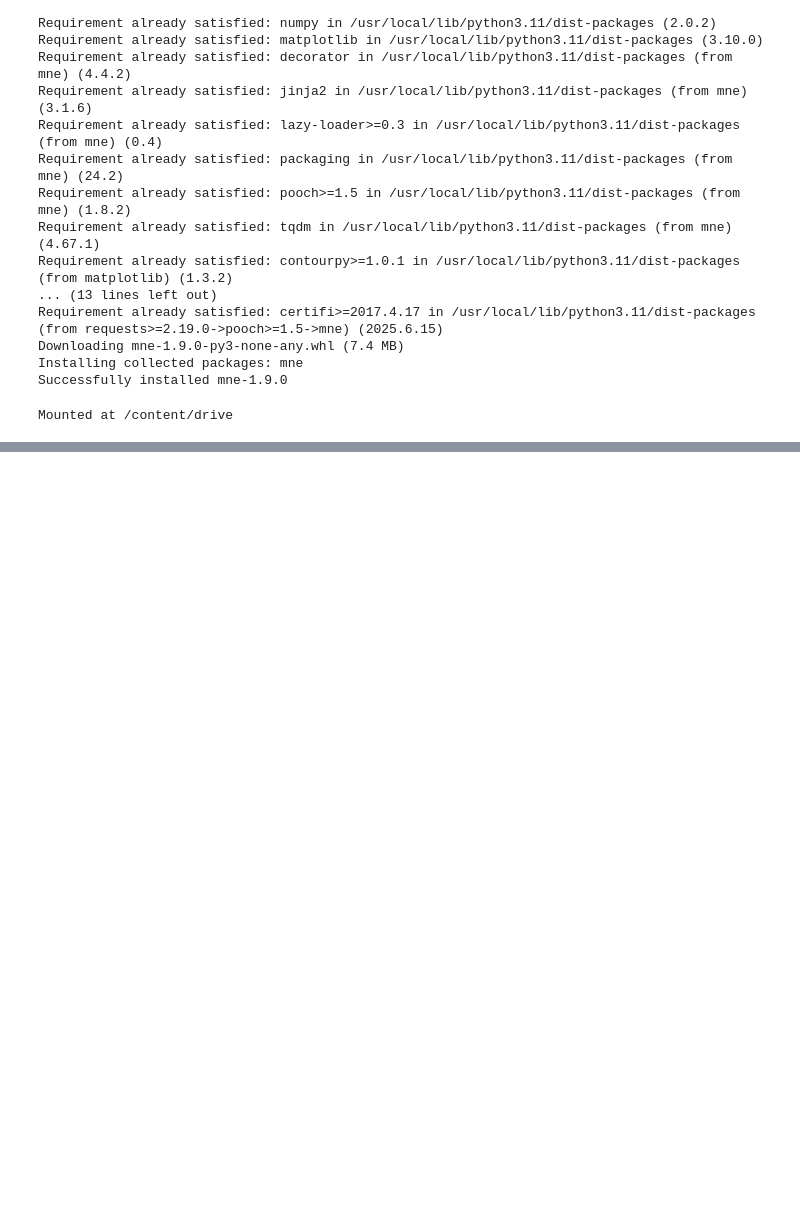
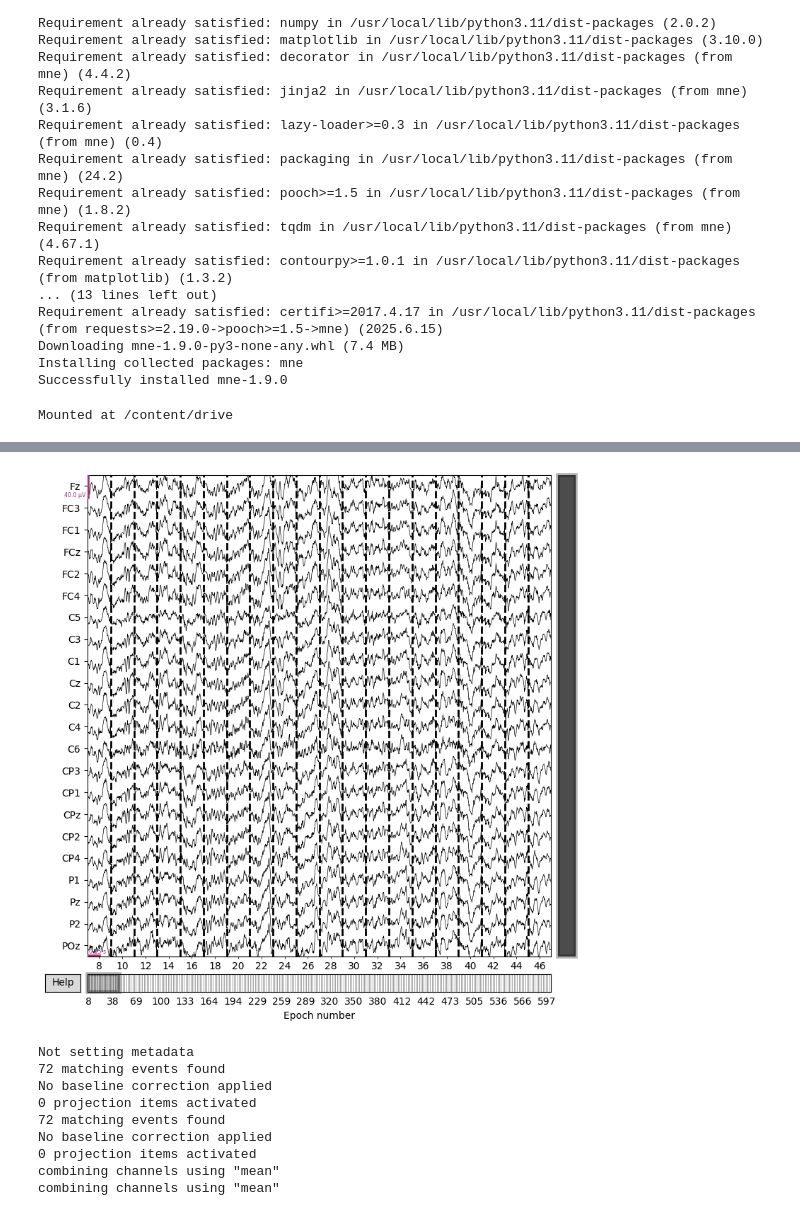
Before and after one commit to lokhesh1/BCI-Motor-imagery, a Jupyter notebook: pre-processing/bci.ipynb, the cells around one changed output, grey strips where cells are left out. Saved outputs shown, nothing was run; the diff lists cells and outputs as text; code cells hidden in the pictures; blank space fills up the shorter version.

```diff
--- a/pre-processing/bci.ipynb
+++ b/pre-processing/bci.ipynb
@@ -105,0 +176,70 @@ FIR filter parameters
+# %%
+import mne
+# Before creating epochs
+# These are the standard 22 EEG channel names for the dataset
+standard_names = [
+    'Fz', 'FC3', 'FC1', 'FCz', 'FC2', 'FC4',
+    'C5', 'C3', 'C1', 'Cz', 'C2', 'C4', 'C6',
+    'CP3', 'CP1', 'CPz', 'CP2', 'CP4',
+    'P1', 'Pz', 'P2', 'POz'
+]
+raw.drop_channels(['EOG-left', 'EOG-central', 'EOG-right'])
+# Rename only the first 22 EEG channels (exclude EOG etc.)
+mapping = {raw.ch_names[i]: standard_names[i] for i in range(22)}
+raw.rename_channels(mapping)
+
+raw.set_montage('standard_1020')
+
+# -------------------------------------------------
+# 1)  Event mapping and epoch extraction (0–300 ms)
+# -------------------------------------------------
+events, event_id = mne.events_from_annotations(raw)
+
+gdf_to_name = {'769': 'left', '770': 'right', '771': 'foot', '772': 'tongue'}
+selected_event_id = {gdf_to_name[k]: event_id[k] for k in gdf_to_name}
+
+epochs = mne.Epochs(
+    raw, events, event_id=selected_event_id,
+    tmin=0.0, tmax=0.3,     # 0–300 ms
+    baseline=None, preload=True,
+    picks="eeg"             # drop EOG / stim channels if present
+)
+
+# -------------------------------------------------
+# 2)  Quick interactive overview
+# -------------------------------------------------
+# Shows one scrollable window per class (rows = channels, cols = trials)
+epochs.plot(n_epochs=20, n_channels=22, title="All epochs (0–300 ms)")
+
+# -------------------------------------------------
+# 3)  Image plot: trial‑by‑time “heat map” for each class
+# -------------------------------------------------
+for cond in ['left', 'right', 'foot', 'tongue']:
+    epochs[cond].plot_image(
+        picks="eeg",   # or list of channel names
+        vmin=-50, vmax=50,  # μV scale; tweak as needed
+        combine='mean',     # average across channels first (optional)
+        title=f"{cond.capitalize()} ‒ image plot (0–300 ms)"
+    )
+
+# -------------------------------------------------
+# 4)  Evoked average with butterfly + GFP + sensor topomaps
+# -------------------------------------------------
+for cond in ['left', 'right', 'foot', 'tongue']:
+    evoked = epochs[cond].average()
+    # joint‑plot: time‑series plus topographies at peak latencies
+    evoked.plot_joint(
+        times=[0.05, 0.15, 0.25],  # 50 ms, 150 ms, 250 ms snapshots
+        title=f"{cond.capitalize()} ‒ evoked average (0–300 ms)"
+    )
+
+# -------------------------------------------------
+# 5)  (Optional) Topomap movie across 0–300 ms
+# -------------------------------------------------
+# Uncomment to generate a short animation for one condition
+# evoked_left = epochs['left'].average()
+# evoked_left.animate_topomap(
+#     times=np.linspace(0.0, 0.3, 10),   # 10 frames between 0 and 300 ms
+#     frame_rate=2, show=True
+# )
+# %% [output]
@@ -105,0 +259,10 @@ FIR filter parameters
+[figure, added]
+Not setting metadata
+72 matching events found
+No baseline correction applied
+0 projection items activated
+72 matching events found
+No baseline correction applied
+0 projection items activated
+combining channels using "mean"
+combining channels using "mean"
```
Also changed, not shown: parts of 7 cells of this notebook.
